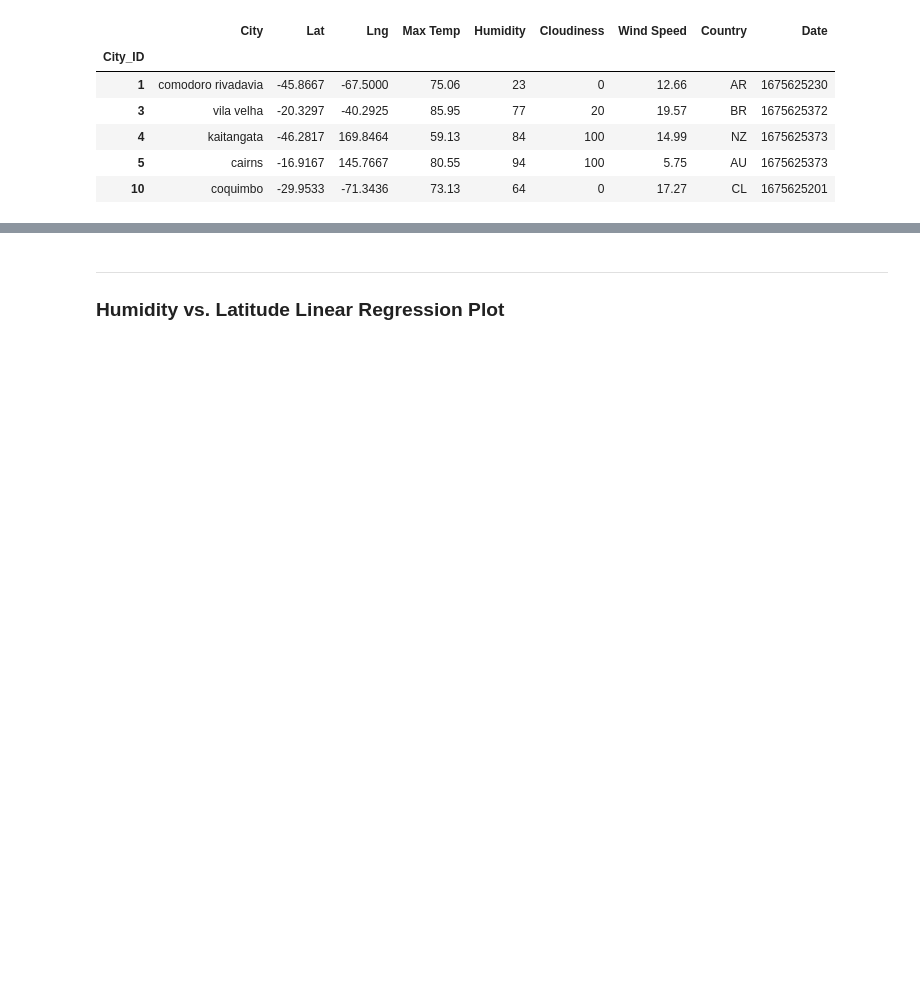
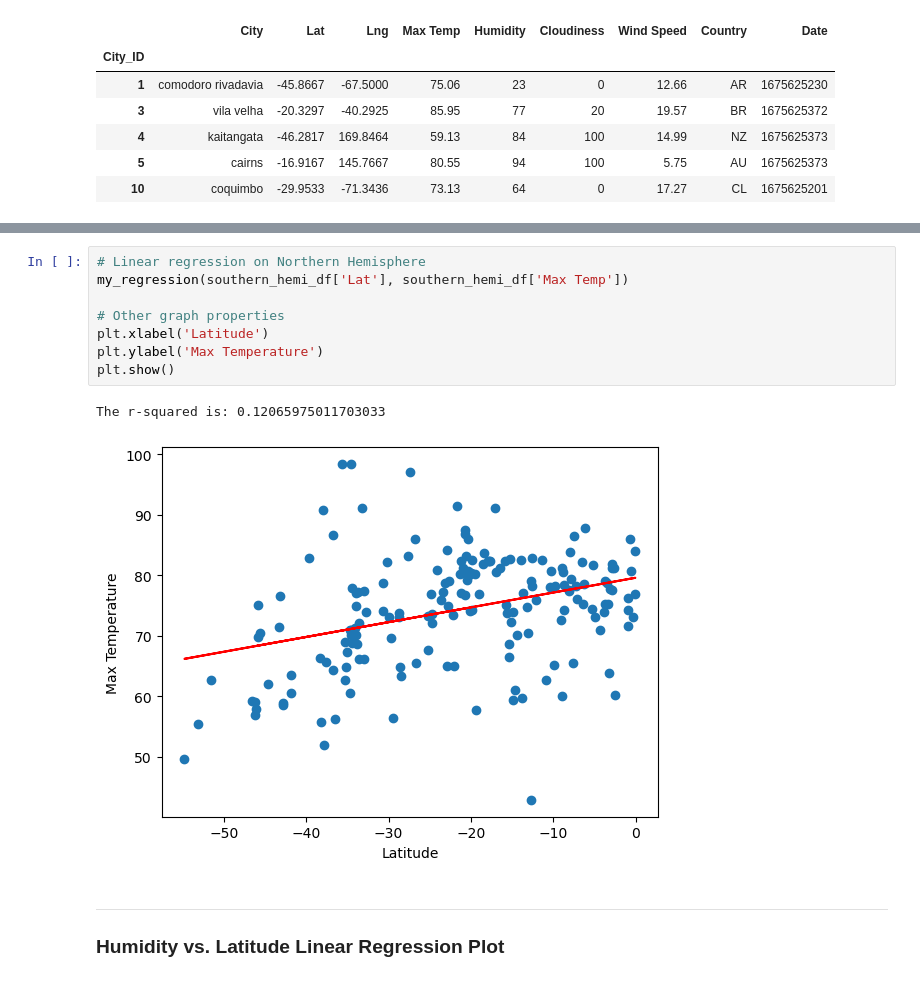
Before and after one commit to emilyneaville/python-api-challenge, a Jupyter notebook: WeatherPy/WeatherPy.ipynb, the cells around one changed output, grey strips where cells are left out. Saved outputs shown, nothing was run; the diff lists cells and outputs as text; blank space fills up the shorter version.

```diff
--- a/WeatherPy/WeatherPy.ipynb
+++ b/WeatherPy/WeatherPy.ipynb
@@ -308,3 +308,14 @@ The r-squared is: 0.7351839043286197
+# %%
+# Linear regression on Northern Hemisphere
+my_regression(southern_hemi_df['Lat'], southern_hemi_df['Max Temp'])
+
+# Other graph properties
+plt.xlabel('Latitude')
+plt.ylabel('Max Temperature')
+plt.show()
+# %% [output]
+The r-squared is: 0.12065975011703033
+[figure, added]
 # %% [markdown]
 ---
 
```
Also changed, not shown: parts of 2 cells of this notebook.
